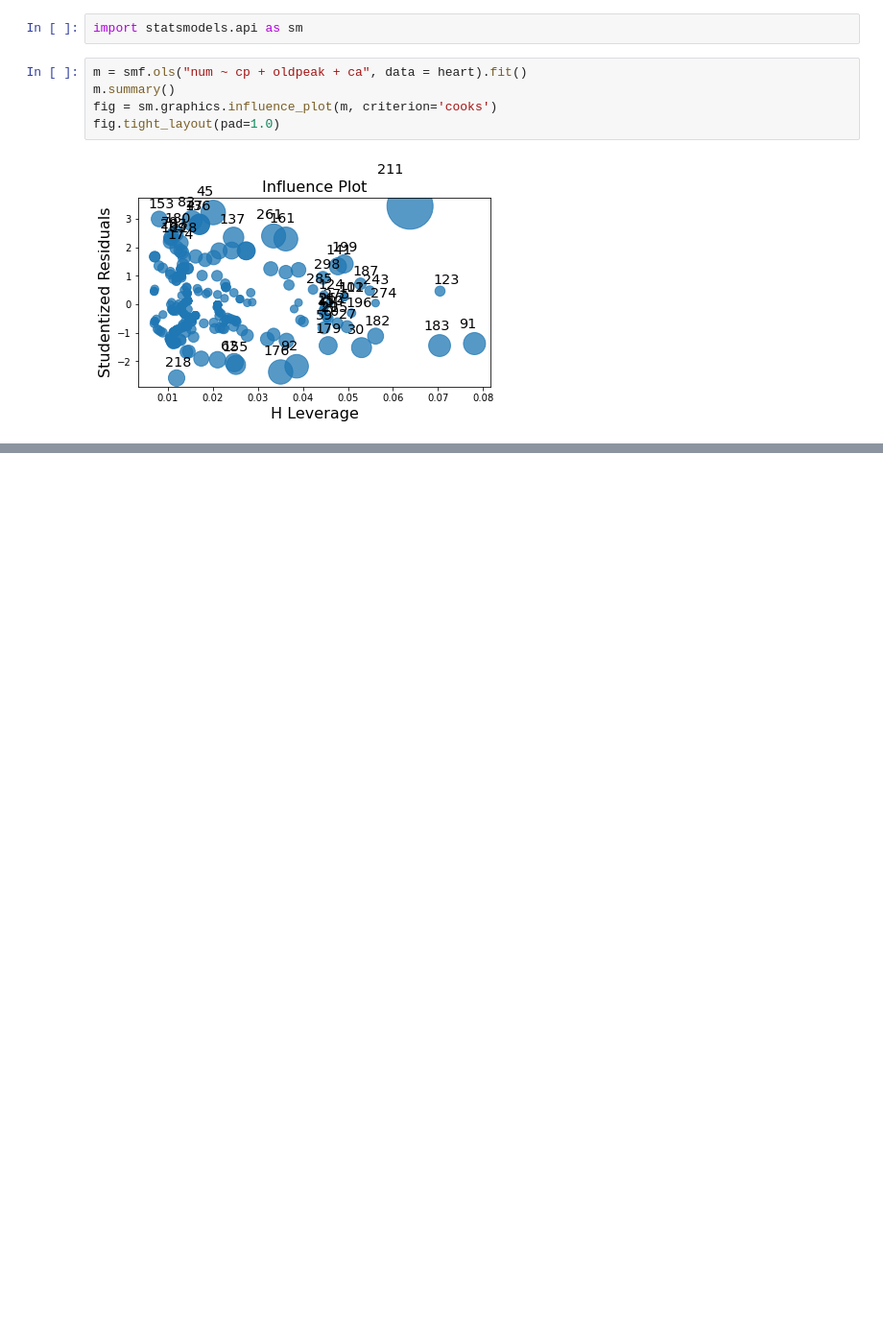
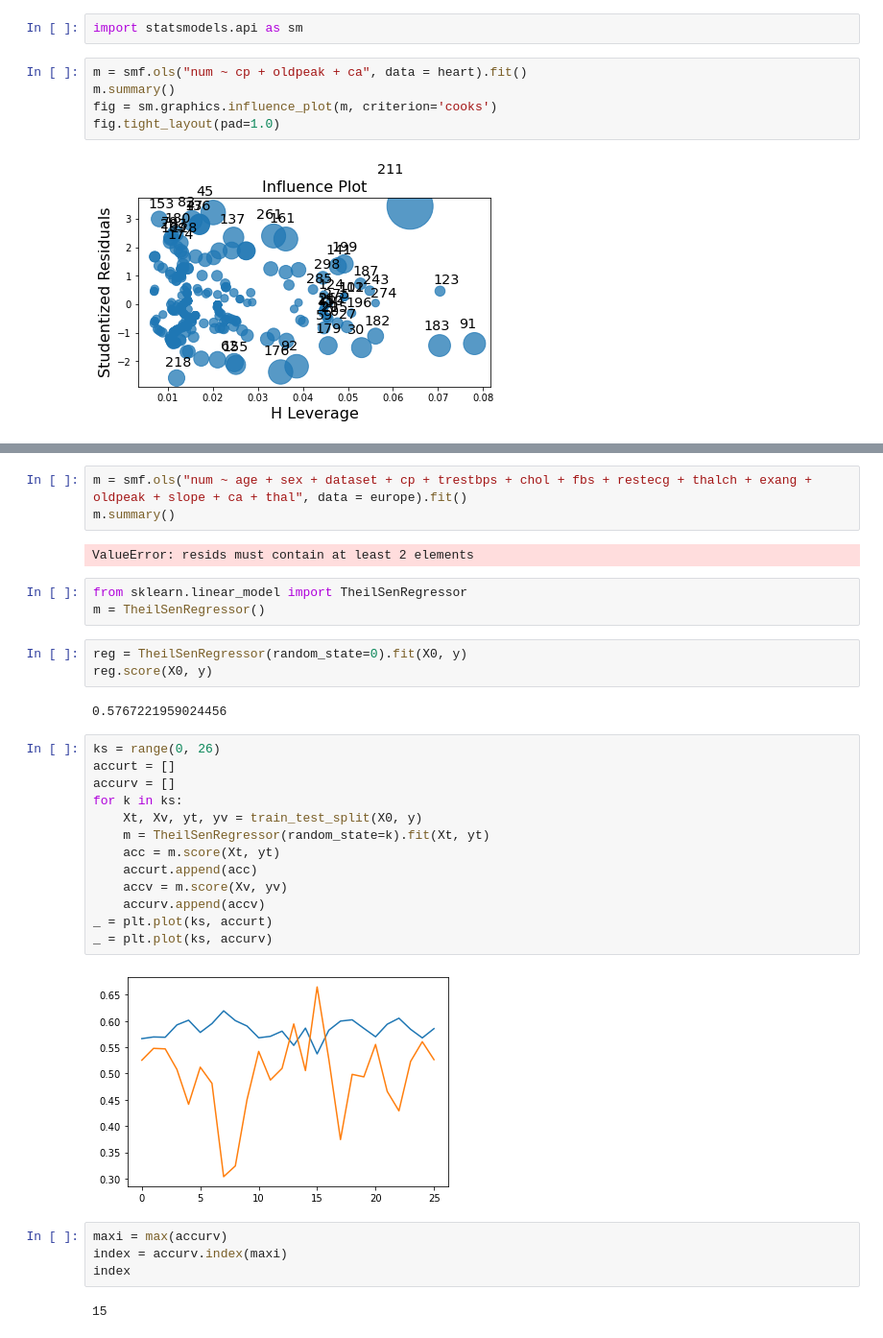
Before and after one commit to efgronski/heart-disease, a Jupyter notebook: coding.ipynb, the cells around one changed output, grey strips where cells are left out. Shown at 96% size. Drawn from its saved outputs; the diff is of its cells as text; blank space fills up the shorter version.

```diff
--- a/coding.ipynb
+++ b/coding.ipynb
@@ -522,0 +571,34 @@ fig.tight_layout(pad=1.0)
+# %%
+m = smf.ols("num ~ age + sex + dataset + cp + trestbps + chol + fbs + restecg + thalch + exang + oldpeak + slope + ca + thal", data = europe).fit()
+m.summary()
+# %% [output]
+ValueError: resids must contain at least 2 elements
+# %%
+from sklearn.linear_model import TheilSenRegressor
+m = TheilSenRegressor()
+# %%
+reg = TheilSenRegressor(random_state=0).fit(X0, y)
+reg.score(X0, y)
+# %% [output]
+0.5767221959024456
+# %%
+ks = range(0, 26)
+accurt = []
+accurv = []
+for k in ks:
+    Xt, Xv, yt, yv = train_test_split(X0, y)
+    m = TheilSenRegressor(random_state=k).fit(Xt, yt)
+    acc = m.score(Xt, yt)
+    accurt.append(acc)
+    accv = m.score(Xv, yv)
+    accurv.append(accv)
+_ = plt.plot(ks, accurt)
+_ = plt.plot(ks, accurv)
+# %% [output]
+[figure, added]
+# %%
+maxi = max(accurv)
+index = accurv.index(maxi)
+index
+# %% [output]
+15
```
Also changed, not shown: parts of 34 cells of this notebook.
